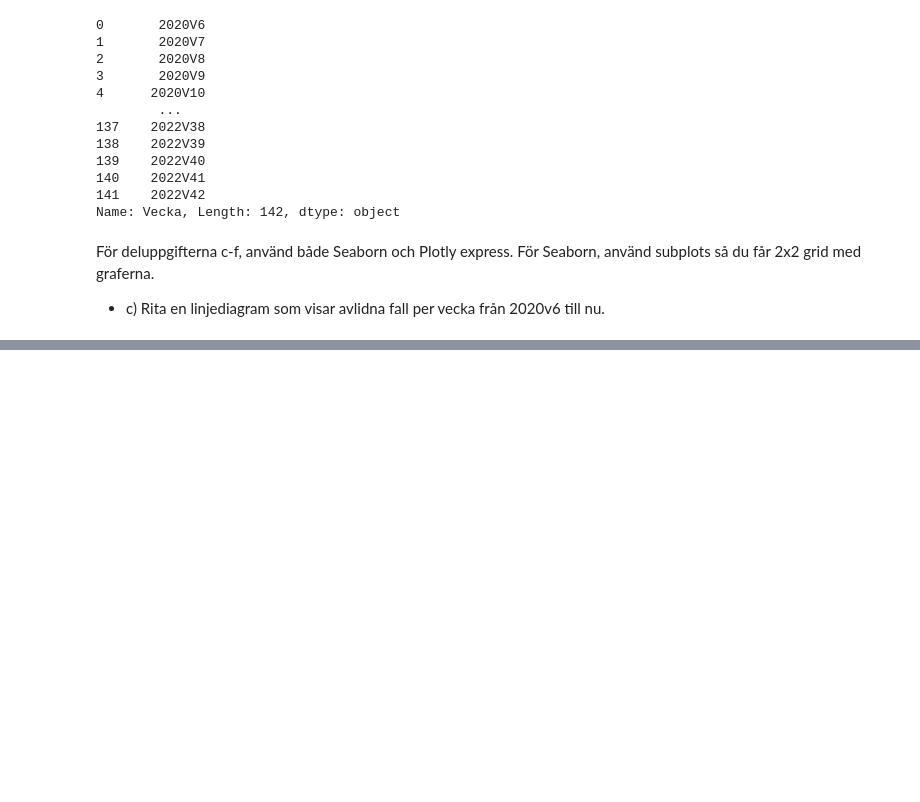
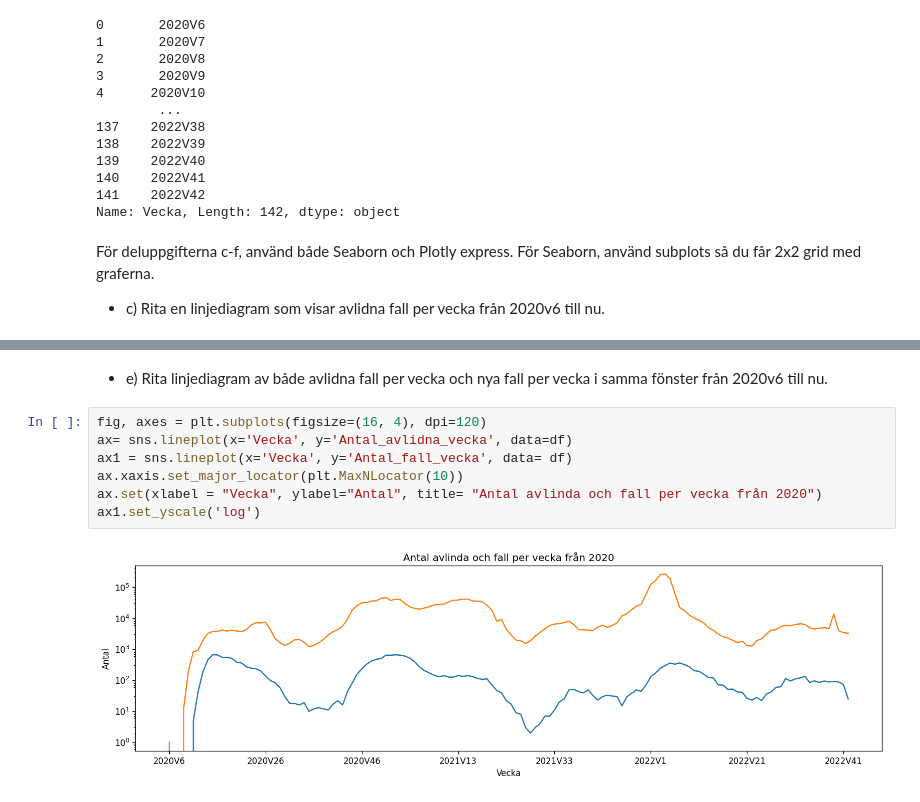
Before and after one commit to VineelaNedunuri/Databehandling-Vineela-Nedunuri, a Jupyter notebook: Labb/Covid19.ipynb, the cells around one changed output, grey strips where cells are left out. Drawn from its saved outputs; the diff is of its cells as text; blank space fills up the shorter version.

```diff
--- a/Labb/Covid19.ipynb
+++ b/Labb/Covid19.ipynb
@@ -177,0 +196,12 @@ ax.xaxis.set_major_locator(plt.MaxNLocator(5))
+# %% [markdown]
+- e) Rita linjediagram av både avlidna fall per vecka och nya fall per vecka i samma fönster från 2020v6 till
+nu.
+# %%
+fig, axes = plt.subplots(figsize=(16, 4), dpi=120)
+ax= sns.lineplot(x='Vecka', y='Antal_avlidna_vecka', data=df)
+ax1 = sns.lineplot(x='Vecka', y='Antal_fall_vecka', data= df)
+ax.xaxis.set_major_locator(plt.MaxNLocator(10))
+ax.set(xlabel = "Vecka", ylabel="Antal", title= "Antal avlinda och fall per vecka från 2020")
+ax1.set_yscale('log')
+# %% [output]
+[figure, added]
```
Also changed, not shown: parts of 6 cells of this notebook.
